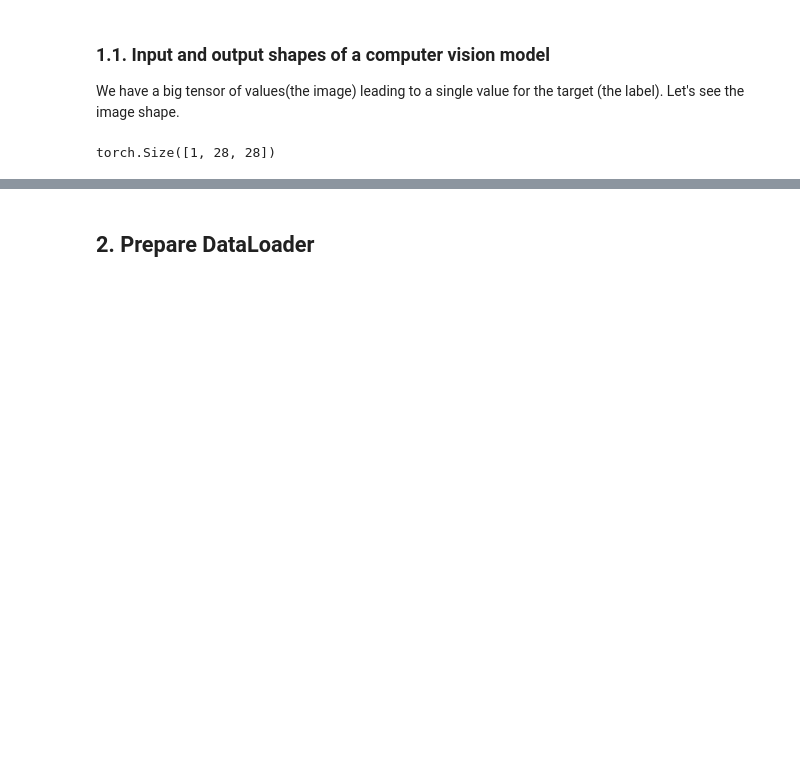
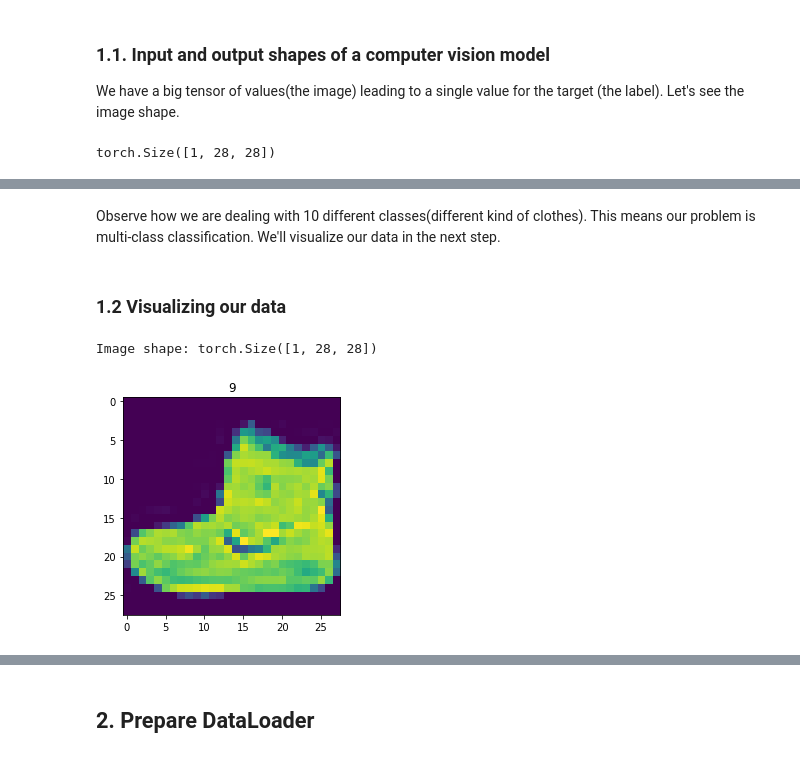
Before and after one commit to MMoronto/pytorch_exercises, a Jupyter notebook: Pytorch_exercises.ipynb, the cells around one changed output, grey strips where cells are left out. Drawn from its saved outputs; the diff is of its cells as text; code cells hidden in the pictures; blank space fills up the shorter version.

```diff
--- a/Pytorch_exercises.ipynb
+++ b/Pytorch_exercises.ipynb
@@ -2838,0 +2860,14 @@ SyntaxError: ignored
+# %% [markdown]
+Observe how we are dealing with 10 different classes(different kind of clothes). This means our problem is multi-class classification.
+We'll visualize our data in the next step.
+# %% [markdown]
+### 1.2 Visualizing our data
+# %%
+import matplotlib.pyplot as plt
+image, label = train_data[0]
+print(f"Image shape: {image.shape}")
+plt.imshow(image.squeeze()) # image shape is [1, 28, 28] (color channels, height, width)
+plt.title(label);
+# %% [output]
+Image shape: torch.Size([1, 28, 28])
+[figure, added]
```
Also changed, not shown: parts of 7 cells of this notebook.
